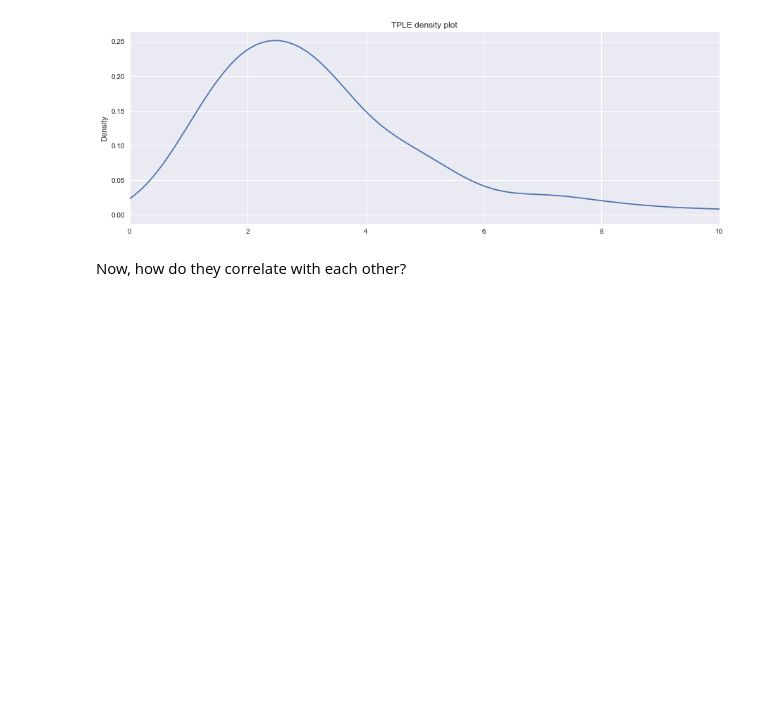
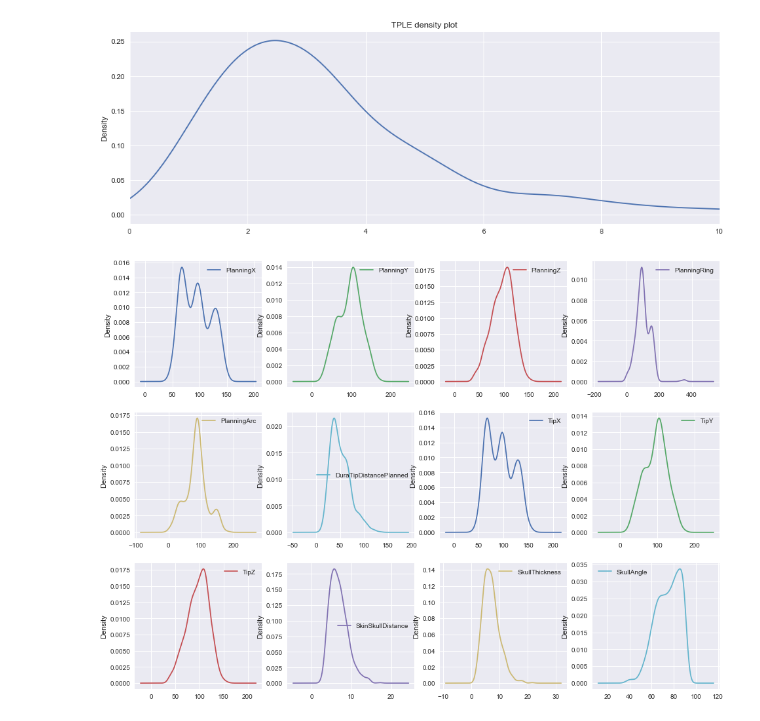
Before and after one commit to DigNeurosurgeon/seeg, a Jupyter notebook: seeg_predict_implantation_accuracy.ipynb, the cells around one changed output. Cells and saved outputs as stored; diff of their text form; code cells hidden in the pictures; blank space fills up the shorter version.

```diff
--- a/seeg_predict_implantation_accuracy.ipynb
+++ b/seeg_predict_implantation_accuracy.ipynb
@@ -172,9 +190,11 @@ if save_figures:
 # %% [output]
 [figure]
 # %%
-params = {'subplots': True, 'layout': (3,3), 'sharex': False, 'figsize': (12, 12)}
+# plot variable distributions (density)
+params = {'subplots': True, 'layout': (3,4), 'sharex': False, 'figsize': (16, 12)}
 elec_visual = electrodes.drop(['TPLE'], axis = 1)
-# elec_visual.plot(kind='density', **params);
-# elec_visual.plot(kind='box', sharey = False, **params);
+elec_visual.plot(kind='density', **params);
+if save_figures:
+    plt.savefig('fig_variables_density_plot.png', dpi = 300)
+# %% [output]
+[figure, added]
-# %% [markdown]
-Now, how do they correlate with each other?
```
Also changed, not shown: parts of 61 cells of this notebook, 19 other files.
